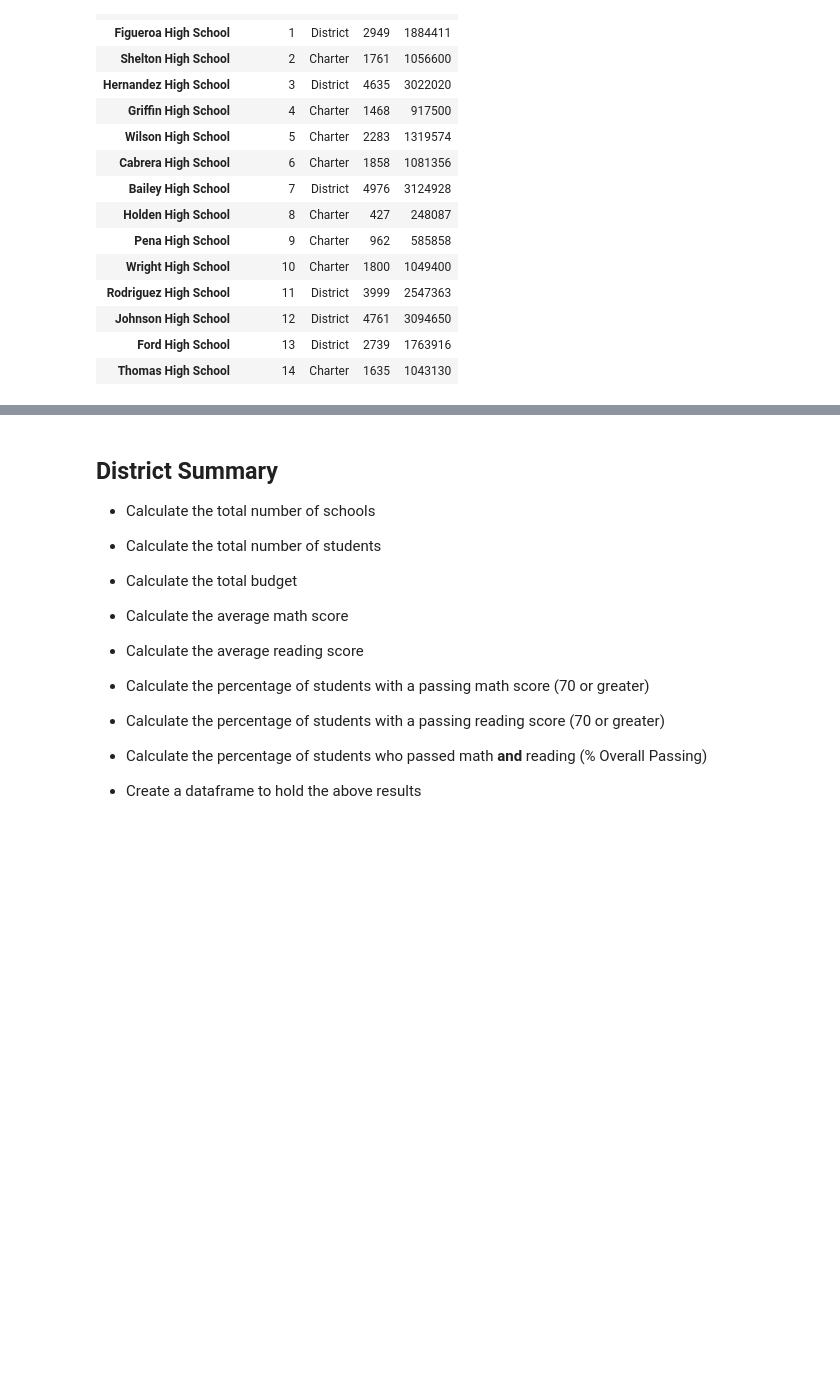
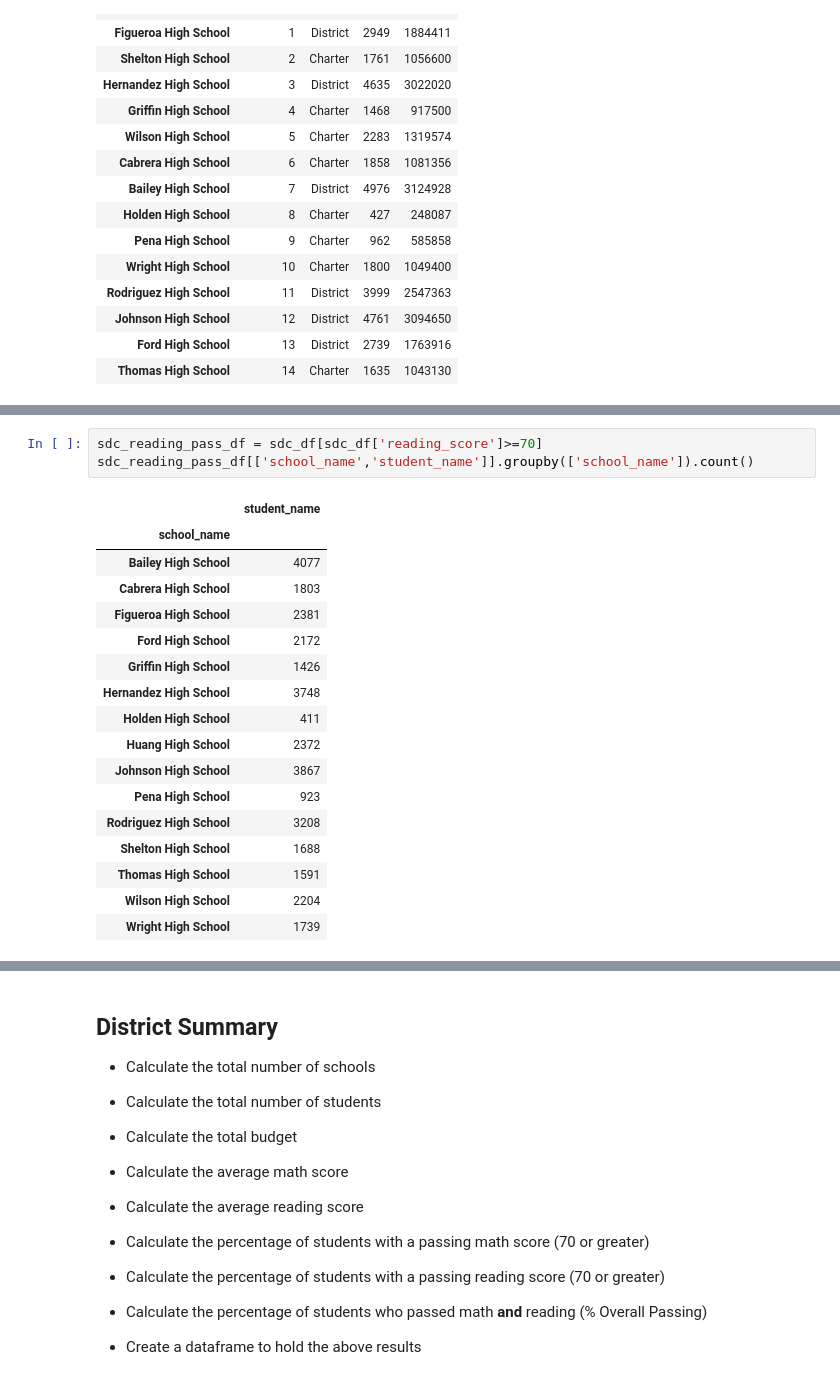
Before and after one commit to yukamara/pandas-challenge, a Jupyter notebook: PyCitySchools/PyCitySchools_starter.ipynb, the cells around one changed output, grey strips where cells are left out. Drawn from its saved outputs; the diff is of its cells as text; blank space fills up the shorter version.

```diff
--- a/PyCitySchools/PyCitySchools_starter.ipynb
+++ b/PyCitySchools/PyCitySchools_starter.ipynb
@@ -40,0 +62,21 @@ school_data.set_index('school_name')
+# %%
+sdc_reading_pass_df = sdc_df[sdc_df['reading_score']>=70]
+sdc_reading_pass_df[['school_name','student_name']].groupby(['school_name']).count()
+# %% [output]
+|  | student_name |
+| school_name |  |
+| Bailey High School | 4077 |
+| Cabrera High School | 1803 |
+| Figueroa High School | 2381 |
+| Ford High School | 2172 |
+| Griffin High School | 1426 |
+| Hernandez High School | 3748 |
+| Holden High School | 411 |
+| Huang High School | 2372 |
+| Johnson High School | 3867 |
+| Pena High School | 923 |
+| Rodriguez High School | 3208 |
+| Shelton High School | 1688 |
+| Thomas High School | 1591 |
+| Wilson High School | 2204 |
+| Wright High School | 1739 |
```
Also changed, not shown: parts of 4 cells of this notebook.
